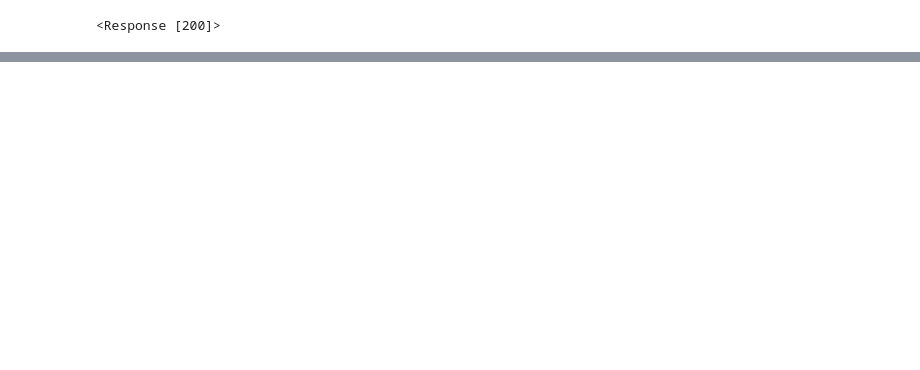
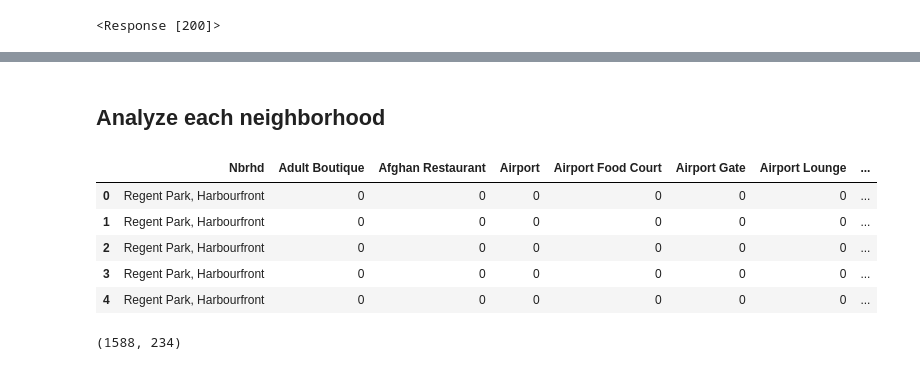
Before and after one commit to 10below/Coursera_capstone, a Jupyter notebook: Coursera_capstone.ipynb, the cells around one changed output, grey strips where cells are left out. Cells and saved outputs as stored; diff of their text form; code cells hidden in the pictures; blank space fills up the shorter version.

```diff
--- a/Coursera_capstone.ipynb
+++ b/Coursera_capstone.ipynb
@@ -78,0 +124,2 @@ df.shape
+# %%
+neighborhoods = df_result[df_result.Borough.str.contains('Toronto',case=False)]
@@ -78,0 +426,24 @@ df.shape
+# %% [markdown]
+## Analyze each neighborhood
+# %%
+# one hot encoding
+toronto_onehot = pd.get_dummies(toronto_venues[['Venue Category']], prefix='', prefix_sep='')
+
+# add neighborhood column to dataframe, I decided to use dataframe.insert which gets it to the right place in one go
+# please note I found out through error messages that there is a CATEGORY called Neighborhood
+# therefore the column to be inserted can not have the same name, I changed it to Nbrhd to avoid errors
+toronto_onehot.insert(0, 'Nbrhd', toronto_venues['Neighborhood'], True)
+
+toronto_onehot.head()
+# %% [output]
+|  | Nbrhd | Adult Boutique | Afghan Restaurant | Airport | Airport Food Court | Airport Gate | Airport Lounge | ... |
+| 0 | Regent Park, Harbourfront | 0 | 0 | 0 | 0 | 0 | 0 | ... |
+| 1 | Regent Park, Harbourfront | 0 | 0 | 0 | 0 | 0 | 0 | ... |
+| 2 | Regent Park, Harbourfront | 0 | 0 | 0 | 0 | 0 | 0 | ... |
+| 3 | Regent Park, Harbourfront | 0 | 0 | 0 | 0 | 0 | 0 | ... |
+| 4 | Regent Park, Harbourfront | 0 | 0 | 0 | 0 | 0 | 0 | ... |
+# %%
+# check the dataframe size
+toronto_onehot.shape
+# %% [output]
+(1588, 234)
```
Also changed, not shown: parts of 53 cells of this notebook.
